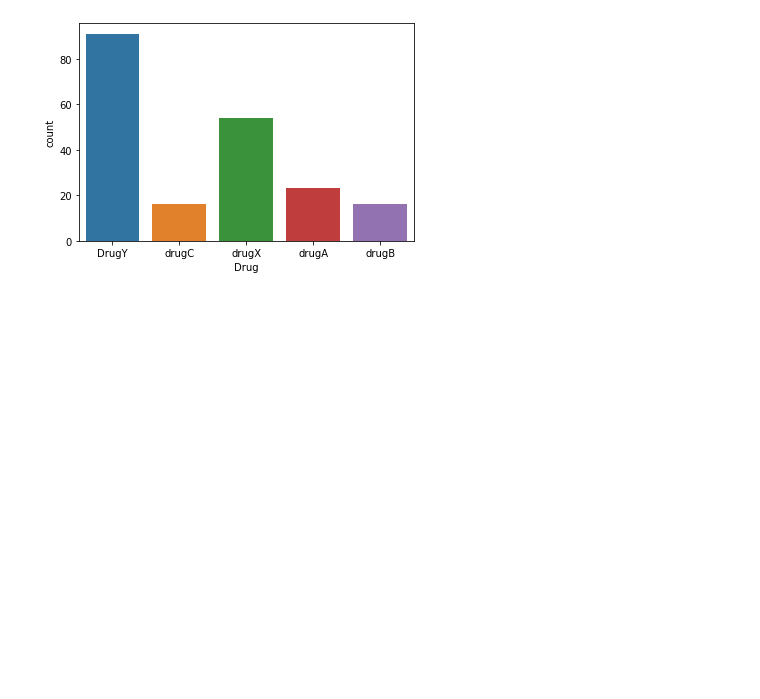
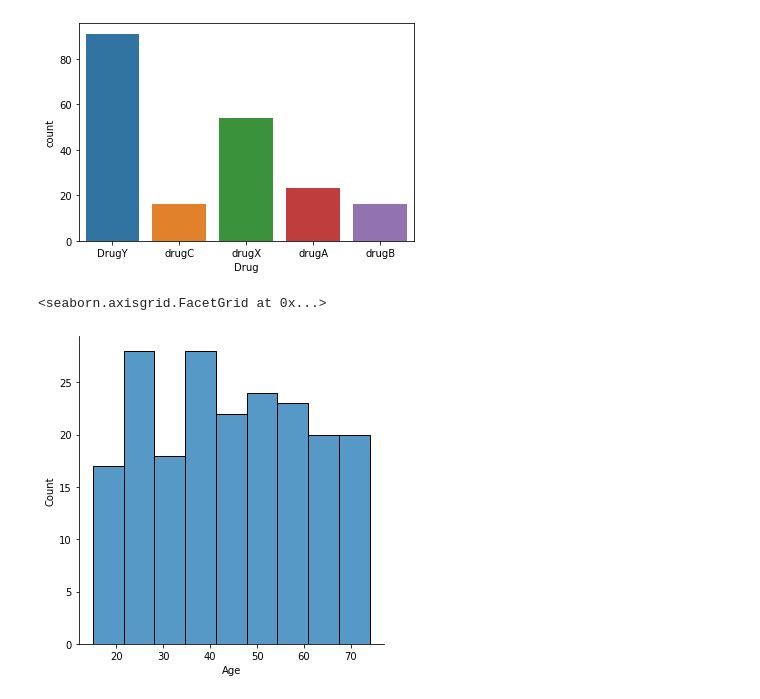
Before and after one commit to Artem123456789/drugs_classification, a Jupyter notebook: main.ipynb, the cells around one changed output. Saved outputs shown, nothing was run; the diff lists cells and outputs as text; code cells hidden in the pictures; blank space fills up the shorter version.

```diff
--- a/main.ipynb
+++ b/main.ipynb
@@ -49,3 +49,8 @@ sns.countplot(data=df, x="Drug")
 # %% [output]
 <AxesSubplot:xlabel='Drug', ylabel='count'>
 [figure]
+# %%
+sns.displot(data=df, x="Age")
+# %% [output]
+<seaborn.axisgrid.FacetGrid at 0x...>
+[figure, added]
```
Also changed, not shown: parts of 31 cells of this notebook.
